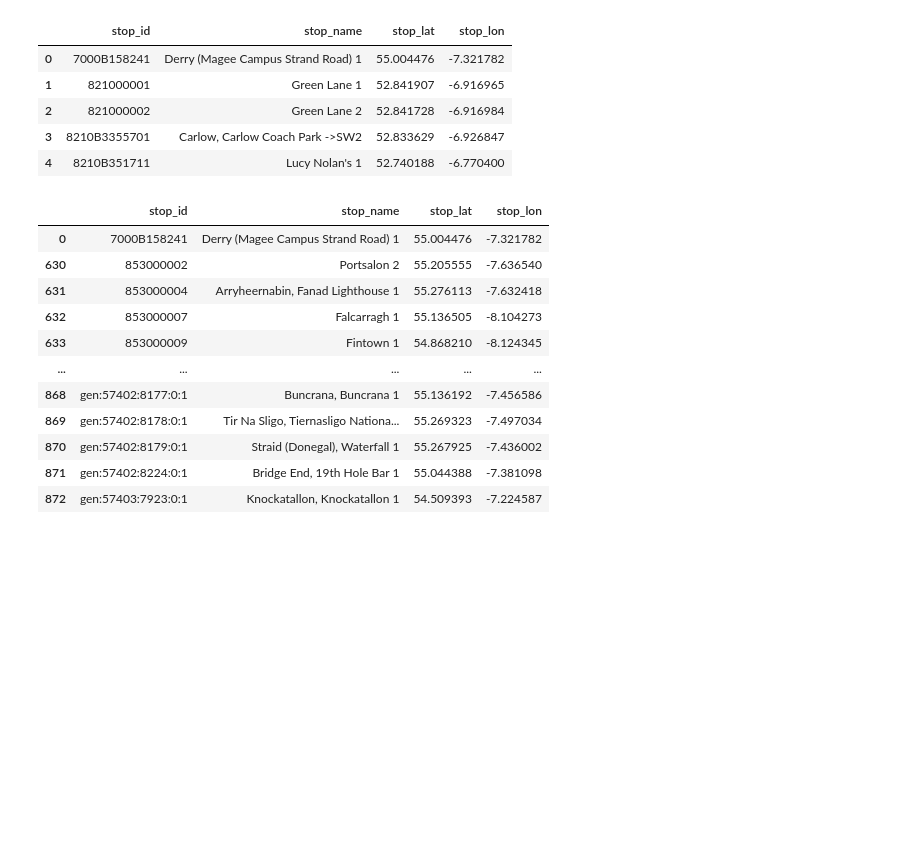
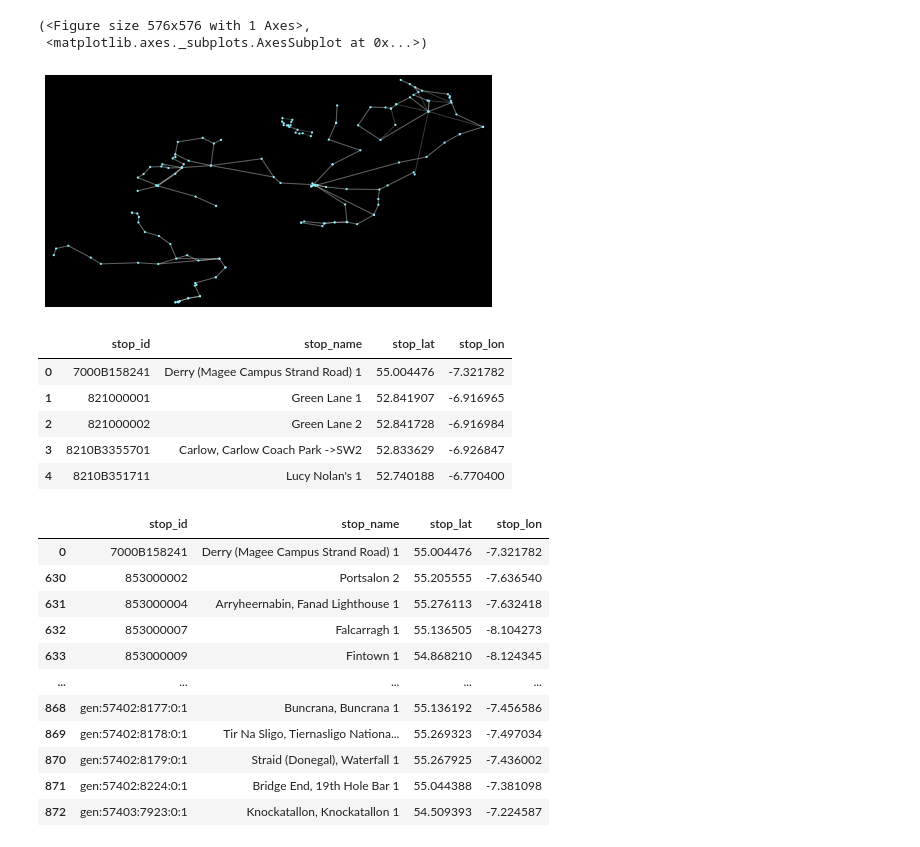
Before and after one commit to ancodia/donegal-bus-routes, a Jupyter notebook: testing/notebooks/add_locallink_bus_stops_to_graph.ipynb, the cells around one changed output. Cells and saved outputs as stored; diff of their text form; code cells hidden in the pictures; blank space fills up the shorter version.

```diff
--- a/testing/notebooks/add_locallink_bus_stops_to_graph.ipynb
+++ b/testing/notebooks/add_locallink_bus_stops_to_graph.ipynb
@@ -3,0 +96,15 @@ import config
+# %%
+import matplotlib as mpl
+
+ox.plot_graph(G,
+              show=False,
+              close=False,
+              node_color='#8aedfc',
+              node_size=5,
+              edge_color='#e2dede',
+              edge_alpha=0.25,
+              bgcolor='black')
+# %% [output]
+(<Figure size 576x576 with 1 Axes>,
+ <matplotlib.axes._subplots.AxesSubplot at 0x...>)
+[figure, added]
```
Also changed, not shown: parts of 30 cells of this notebook, 1 other file.
